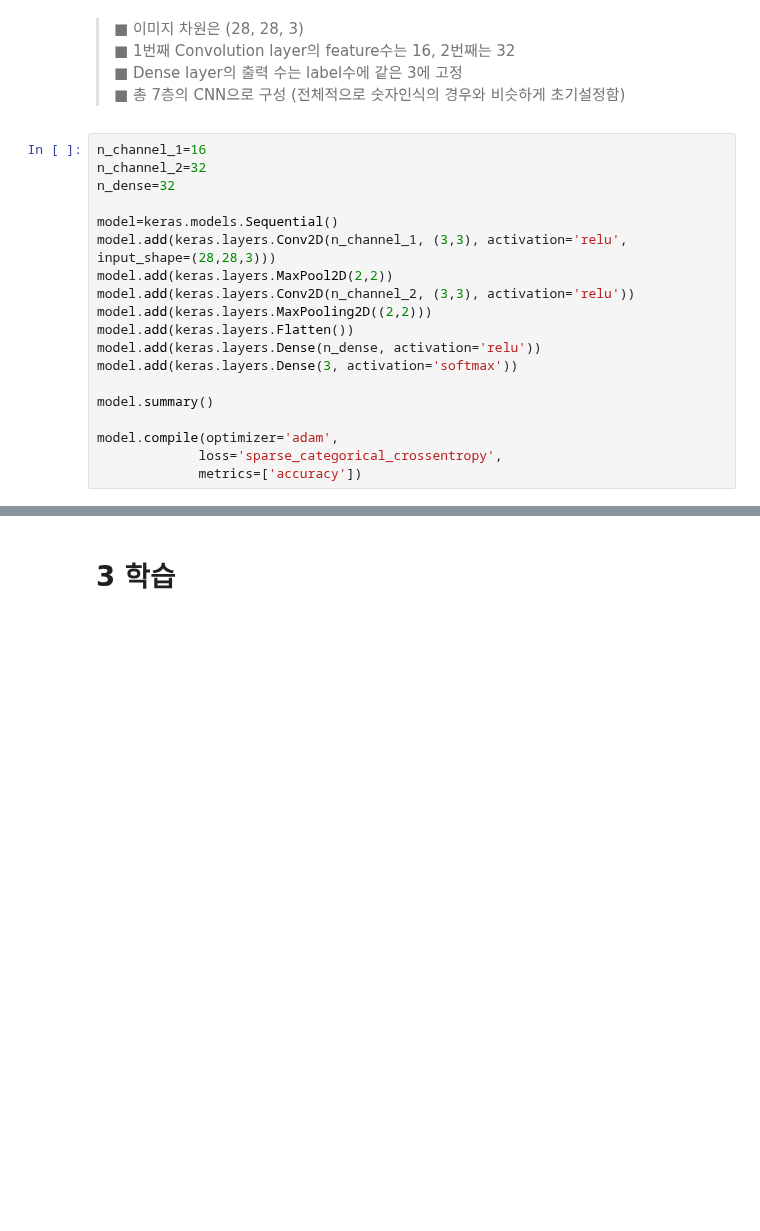
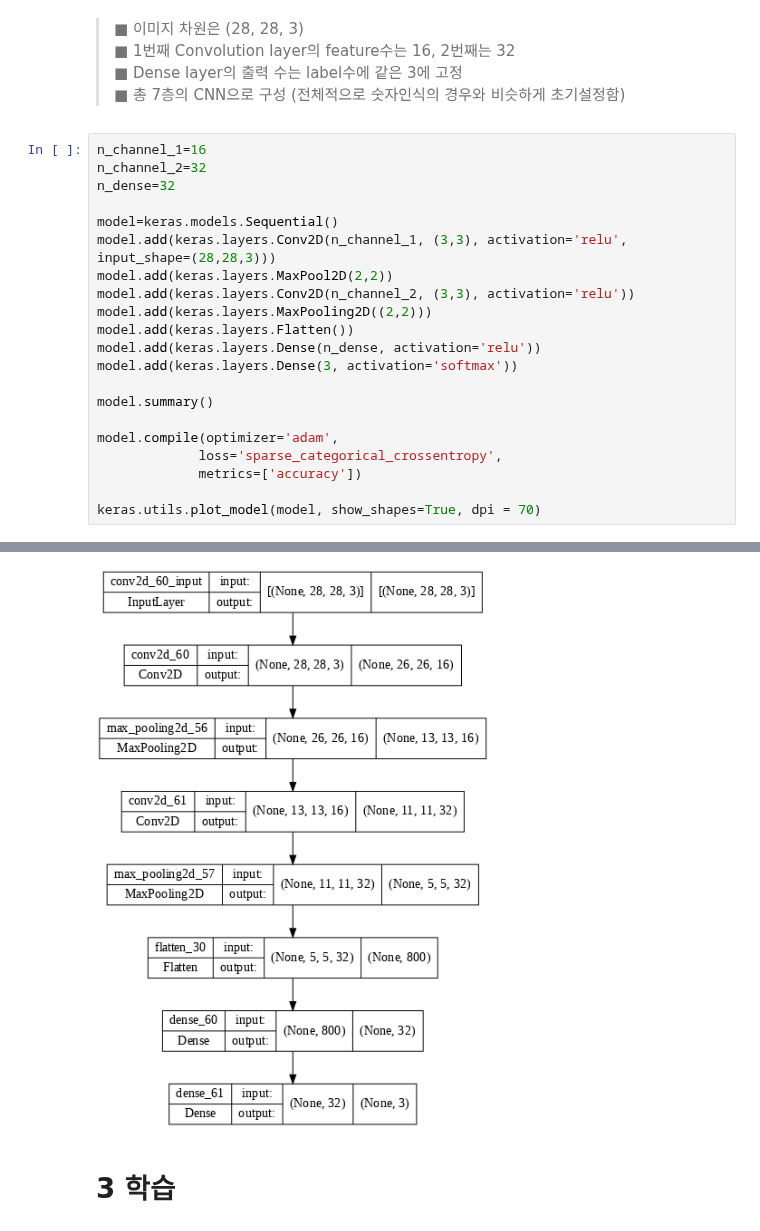
Before and after one commit to twelvesense/first-repository, a Jupyter notebook: ExplNode05.ipynb, the cells around one changed output, grey strips where cells are left out. Drawn from its saved outputs; the diff is of its cells as text; blank space fills up the shorter version.

```diff
--- a/ExplNode05.ipynb
+++ b/ExplNode05.ipynb
@@ -208,4 +210,6 @@ model.summary()
 model.compile(optimizer='adam',
              loss='sparse_categorical_crossentropy',
              metrics=['accuracy'])
+
+keras.utils.plot_model(model, show_shapes=True, dpi = 70)
 # %% [output]
@@ -224,8 +228,9 @@ _________________________________________________________________
 ... (9 lines left out)
 Total params: 30,819
 Trainable params: 30,819
 Non-trainable params: 0
 _________________________________________________________________
+[figure, added]
 # %% [markdown]
 # 3 학습
 # %% [markdown]
```
Also changed, not shown: parts of 11 cells of this notebook.
